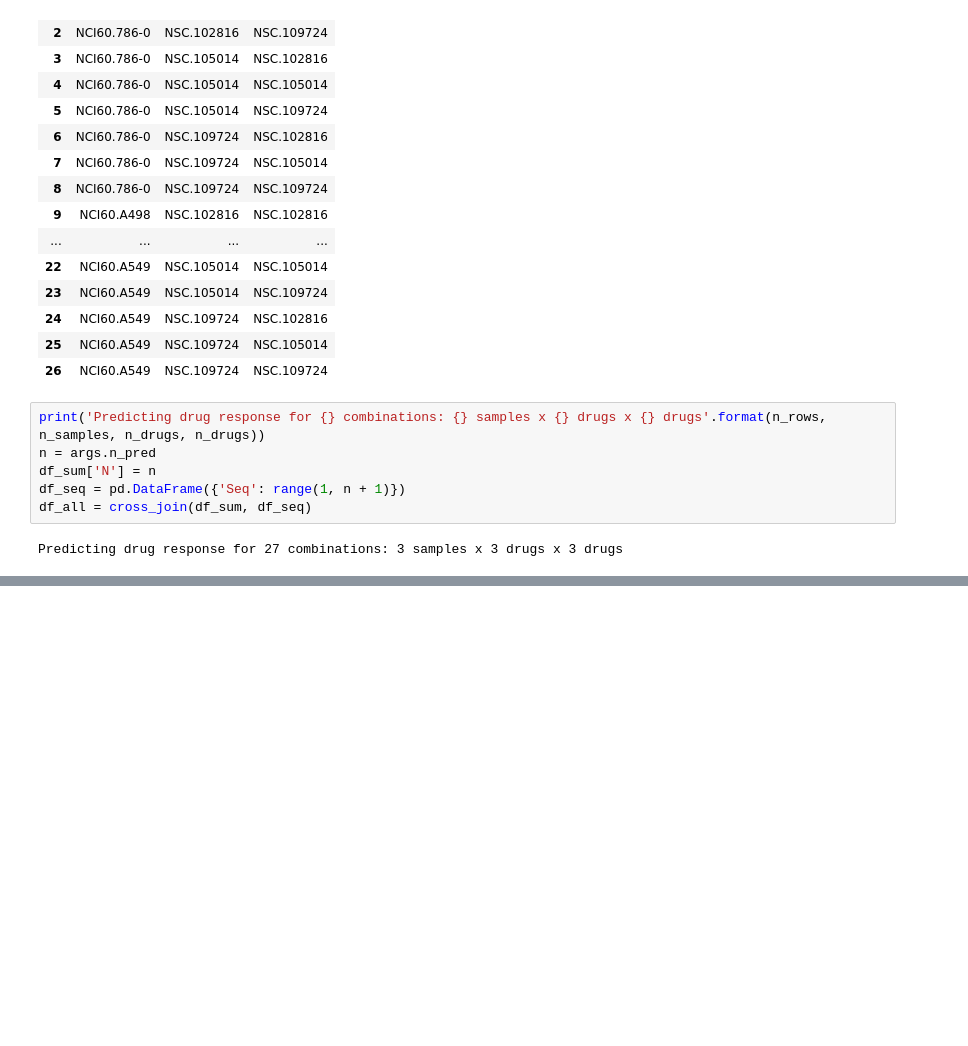
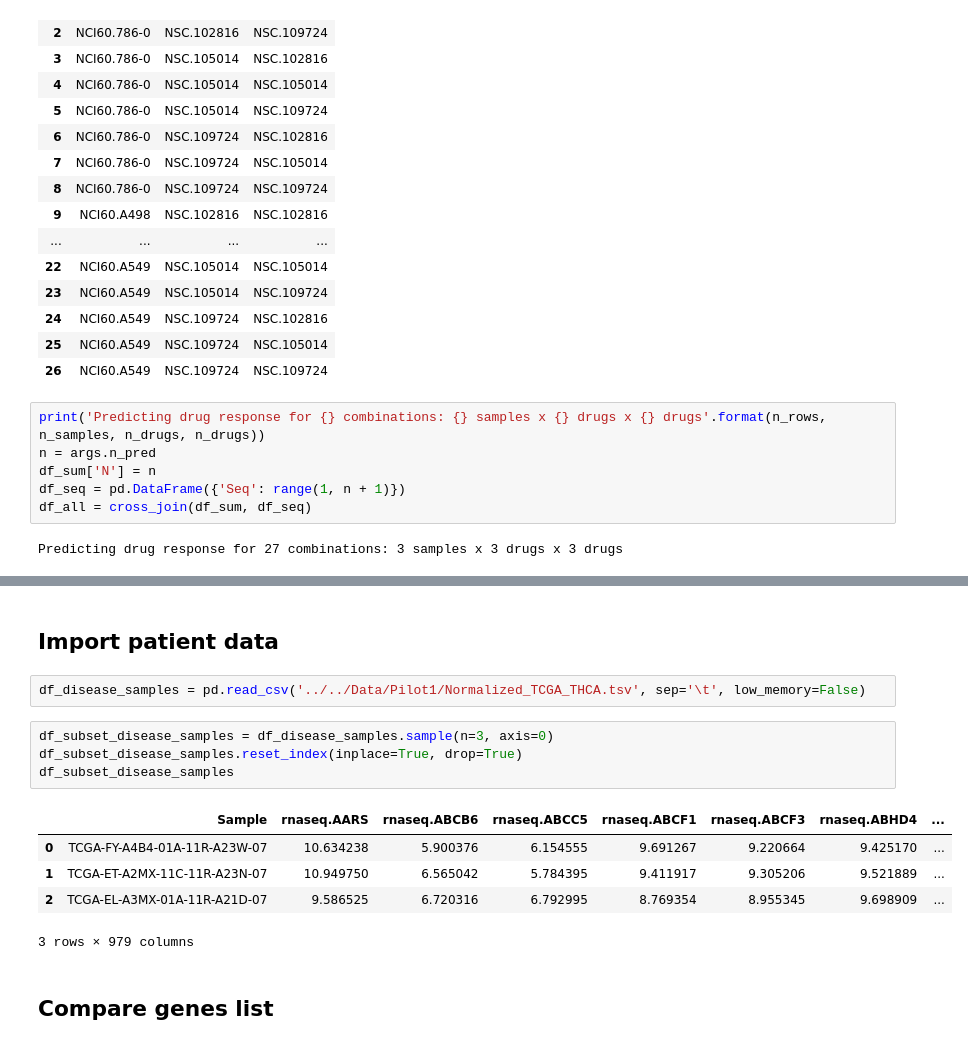
Before and after one commit to vgutta/NCI-DOE-Collab-Pilot1-Combo-combination-drug-response-predictor, a Jupyter notebook: Pilot1/Combo/predict.ipynb, the cells around one changed output, grey strips where cells are left out. Drawn from its saved outputs; the diff is of its cells as text; blank space fills up the shorter version.

```diff
--- a/Pilot1/Combo/predict.ipynb
+++ b/Pilot1/Combo/predict.ipynb
@@ -351,0 +353,16 @@ df_sum.head()
+# %% [markdown]
+## Import patient data
+# %%
+df_disease_samples = pd.read_csv('../../Data/Pilot1/Normalized_TCGA_THCA.tsv', sep='\t', low_memory=False)
+# %%
+df_subset_disease_samples = df_disease_samples.sample(n=3, axis=0)
+df_subset_disease_samples.reset_index(inplace=True, drop=True)
+df_subset_disease_samples
+# %% [output]
+|  | Sample | rnaseq.AARS | rnaseq.ABCB6 | rnaseq.ABCC5 | rnaseq.ABCF1 | rnaseq.ABCF3 | rnaseq.ABHD4 | ... |
+| 0 | TCGA-FY-A4B4-01A-11R-A23W-07 | 10.634238 | 5.900376 | 6.154555 | 9.691267 | 9.220664 | 9.425170 | ... |
+| 1 | TCGA-ET-A2MX-11C-11R-A23N-07 | 10.949750 | 6.565042 | 5.784395 | 9.411917 | 9.305206 | 9.521889 | ... |
+| 2 | TCGA-EL-A3MX-01A-11R-A21D-07 | 9.586525 | 6.720316 | 6.792995 | 8.769354 | 8.955345 | 9.698909 | ... |
+3 rows × 979 columns
+# %% [markdown]
+## Compare genes list
```
Also changed, not shown: parts of 18 cells of this notebook.
